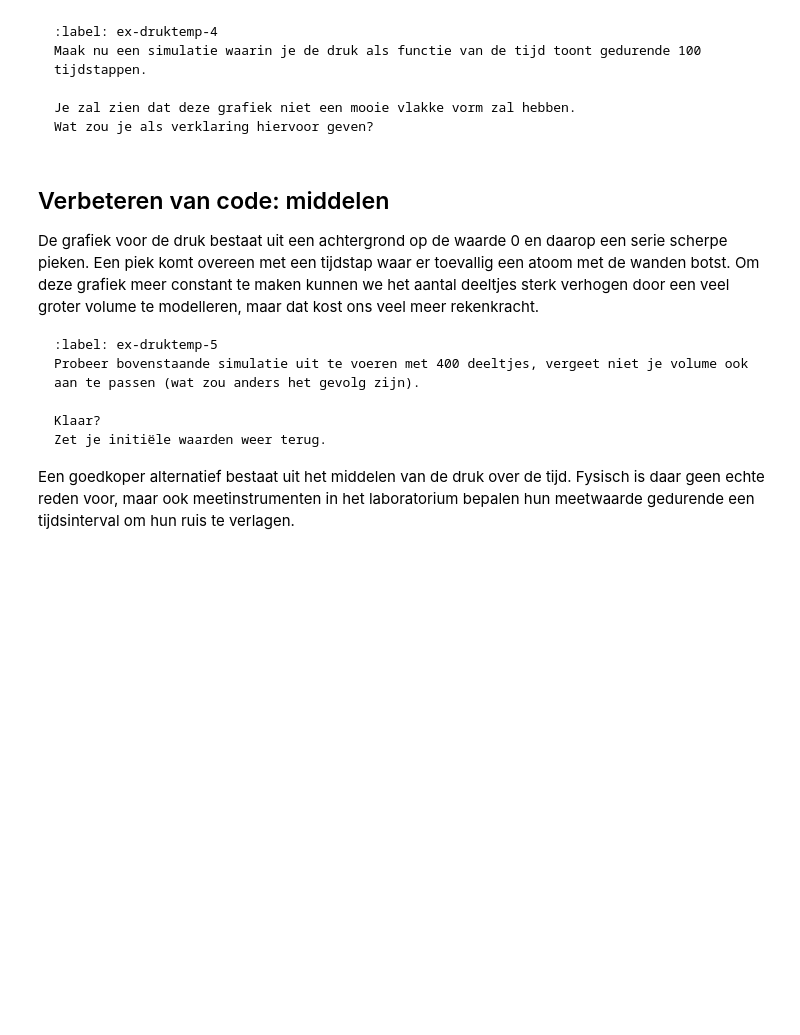
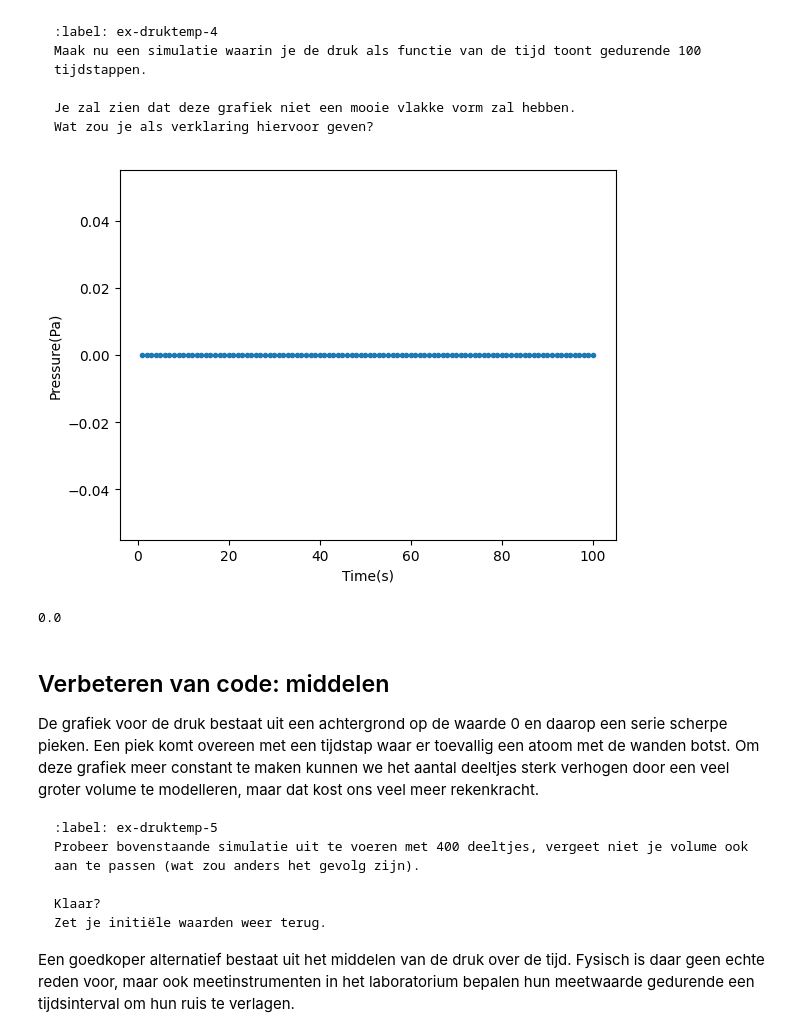
Before and after one commit to srimanp07/SrimanAbel, a Jupyter notebook: Content/PySim/5_druktemp.ipynb, the cells around one changed output. Cells and saved outputs as stored; diff of their text form; code cells hidden in the pictures; blank space fills up the shorter version.

````diff
--- a/Content/PySim/5_druktemp.ipynb
+++ b/Content/PySim/5_druktemp.ipynb
@@ -283,6 +292,7 @@ def handle_walls(particles):
         left_right_collision(p)
         top_down_collision(p)
     pressure = (impulse_outward) / (4 * BOX_SIZE_0 * DT)  # omtrek volume is oppervlak (2D sim)
+    return pressure
 # %% [markdown]
 ```{exercise}
 :label: ex-druktemp-4
@@ -292,9 +302,24 @@ Je zal zien dat deze grafiek niet een mooie vlakke vorm zal hebben.
 Wat zou je als verklaring hiervoor geven?
 ```
 # %%
-# Geef je oplossing
+#your code/answer
+particles = []
+pressure_data = np.empty(100)
+create_particles(particles)
 
-#your code/answer
+for i in range(100):
+    take_time_step(particles)
+    pressure_data[i] = handle_walls(particles)
+
+plt.figure()
+plt.xlabel('Time(s)')
+plt.ylabel('Pressure(Pa)')
+plt.plot(times, pressure_data,'.')
+plt.show()
+print(np.mean(pressure_data))
+# %% [output]
+[figure, added]
+0.0
 # %% [markdown]
 ## Verbeteren van code: middelen
 
````
Also changed, not shown: parts of 4 cells of this notebook.
